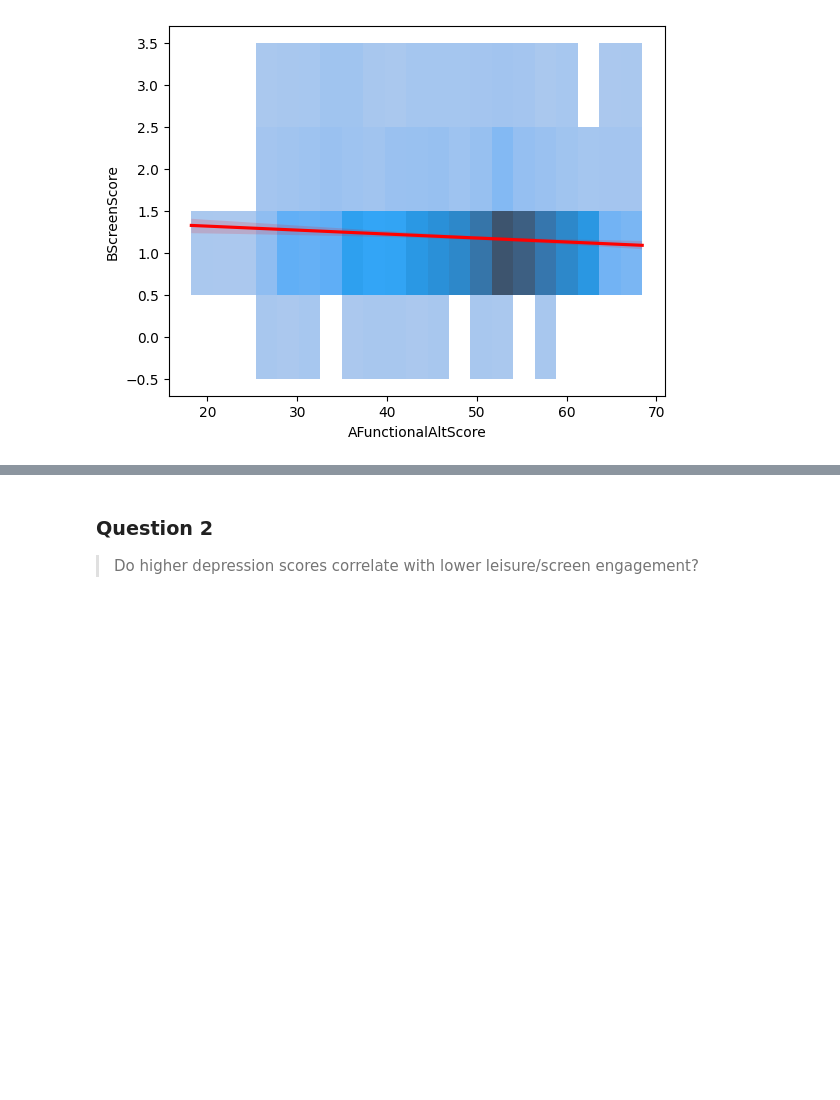
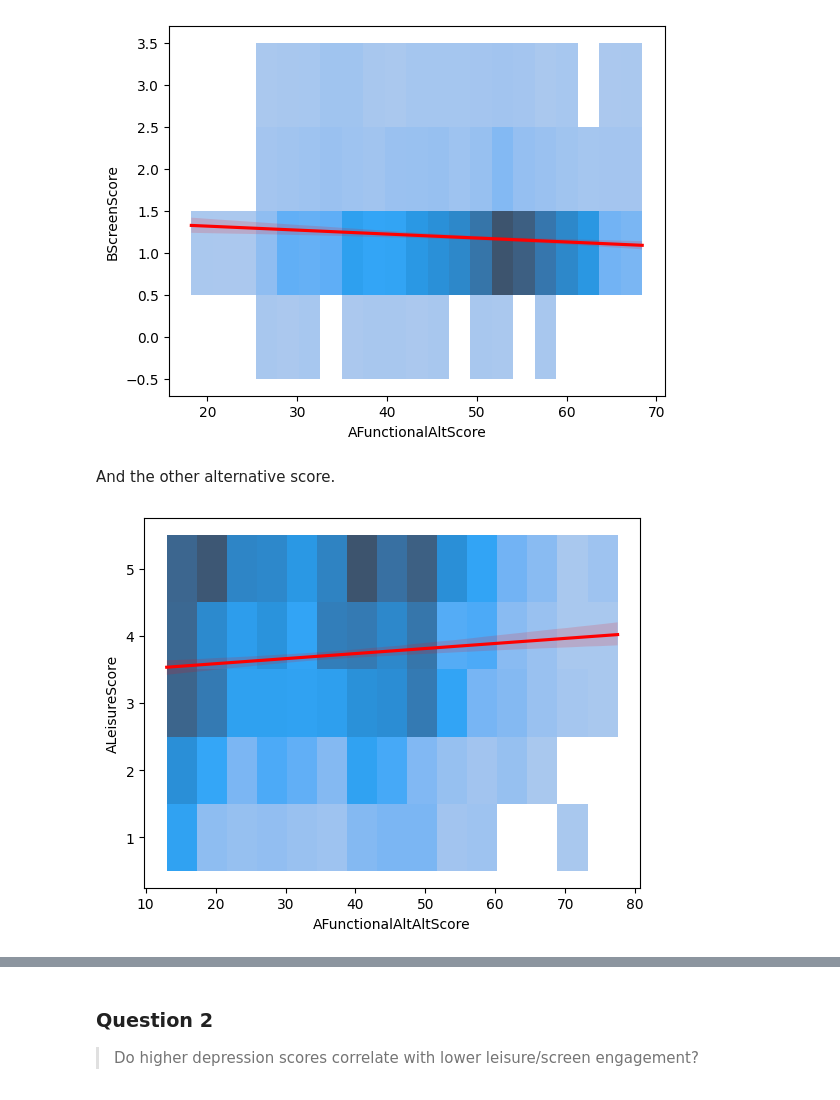
Before and after one commit to igoumiri/spinal, a Jupyter notebook: analysis.ipynb, the cells around one changed output, grey strips where cells are left out. Saved outputs shown, nothing was run; the diff lists cells and outputs as text; code cells hidden in the pictures; blank space fills up the shorter version.

```diff
--- a/analysis.ipynb
+++ b/analysis.ipynb
@@ -168,0 +186,2 @@ Unfortunately, we get a similar reduction in entries.
+# %%
+df = pd.merge(df, df1[['UniID', 'AFunctionalAltAltScore']], on='UniID', how='left')
@@ -170,6 +217,6 @@ Unfortunately, we get a similar reduction in entries.
 For depression, we can use pre-calculated columns. `ABPHQMDS` (PHQ-9 Major Depressive Syndrome) is a three-level scale (major/other/none) that gets calculated based on specific criteria. `ABPHQSDS` (PHQ-Severity of Depression) is the sum of responses to individual screening questions so is more granular (0 to 27) but does not map to a specific diagnostic. We'll stick with `ABPHQMDS` for now.
 # %%
-depression_columns = ['ABPHQMDS']
+depression_columns = ['ABPHQMDS', 'BPHQMDS']
 # %%
 depression_category = {
     0: 'No depressive syndrome',
@@ -181,5 +228,6 @@ depression_category = {
 # %% [markdown]
 Even if it's a single column, let's create a new column excluding invalid entries.
 # %%
-df1['ADepressionScore'] = df1[depression_columns][df1[depression_columns] < 3].dropna(how='all', axis=0)
+depression_a_columns = [col for col in depression_columns if col.startswith('A')]
+df1['ADepressionScore'] = df1[depression_a_columns][df1[depression_a_columns] < 3].dropna(how='all', axis=0)
 df = pd.merge(df, df1[['UniID', 'ADepressionScore']], on='UniID', how='left')
@@ -233,4 +316,8 @@ income_category = {
     9: 'Unknown/Interview not done',
 }
 # %%
-df[['AIncome', 'BIncome']] = df[income_columns][df[income_columns] < 6].dropna(how='all', axis=0)
+income_a_columns = [col for col in income_columns if col.startswith('A')]
+income_b_columns = [col for col in income_columns if col.startswith('B')]
+df1['AIncome'] = df1[income_a_columns][df1[income_a_columns] < 6].dropna(how='all', axis=0).mean(axis=1)
+df = pd.merge(df, df1[['UniID', 'AIncome']], on='UniID', how='left')
+df['BIncome'] = df[income_b_columns][df[income_b_columns] < 6].dropna(how='all', axis=0)
@@ -421,3 +564,11 @@ sns.regplot(df, x='AFunctionalAltScore', y='BScreenScore', marker='', line_kws={
 plt.show()
 # %% [output]
 [figure]
+# %% [markdown]
+And the other alternative score.
+# %%
+sns.histplot(df, x='AFunctionalAltAltScore', y='ALeisureScore', discrete=(False, True))
+sns.regplot(df, x='AFunctionalAltAltScore', y='ALeisureScore', marker='', line_kws={'color':'r'})
+plt.show()
+# %% [output]
+[figure, added]
```
Also changed, not shown: parts of 53 cells of this notebook.
